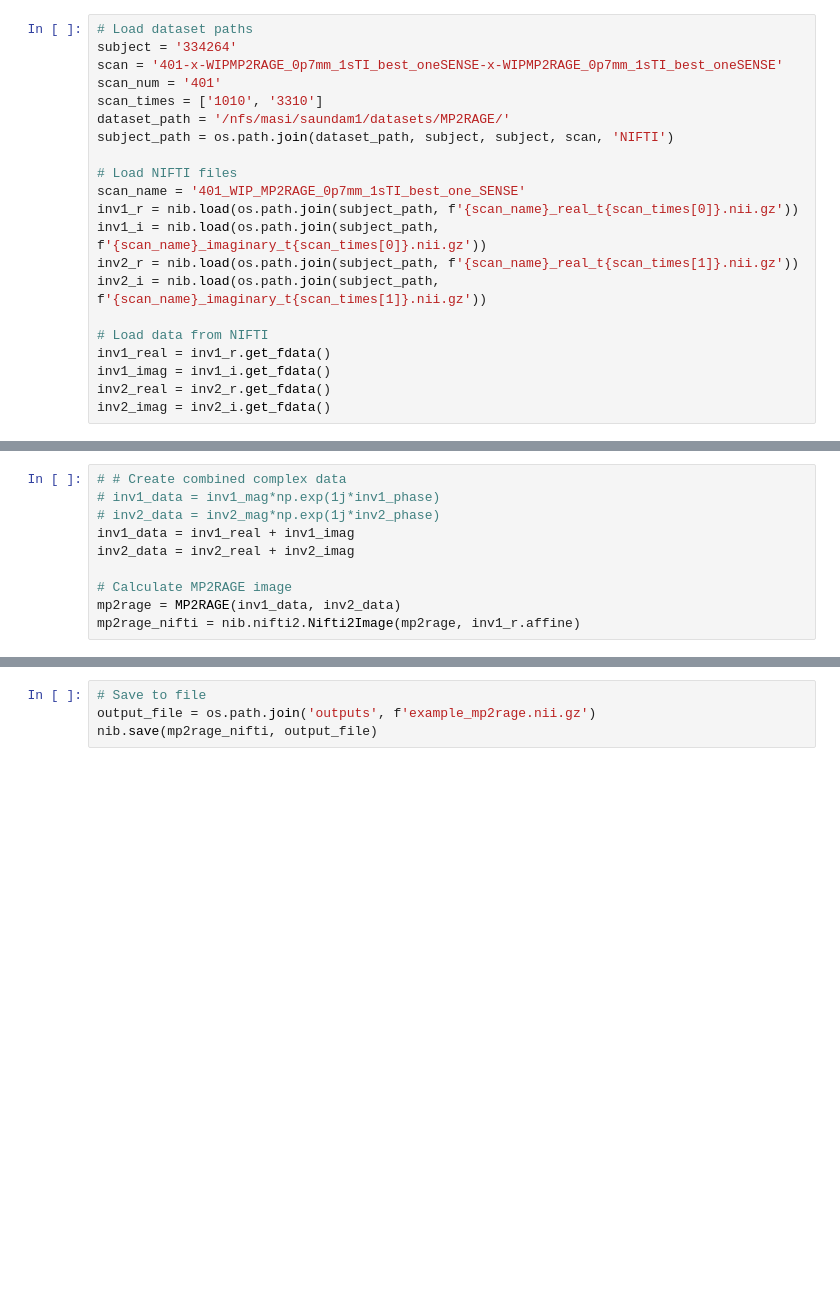
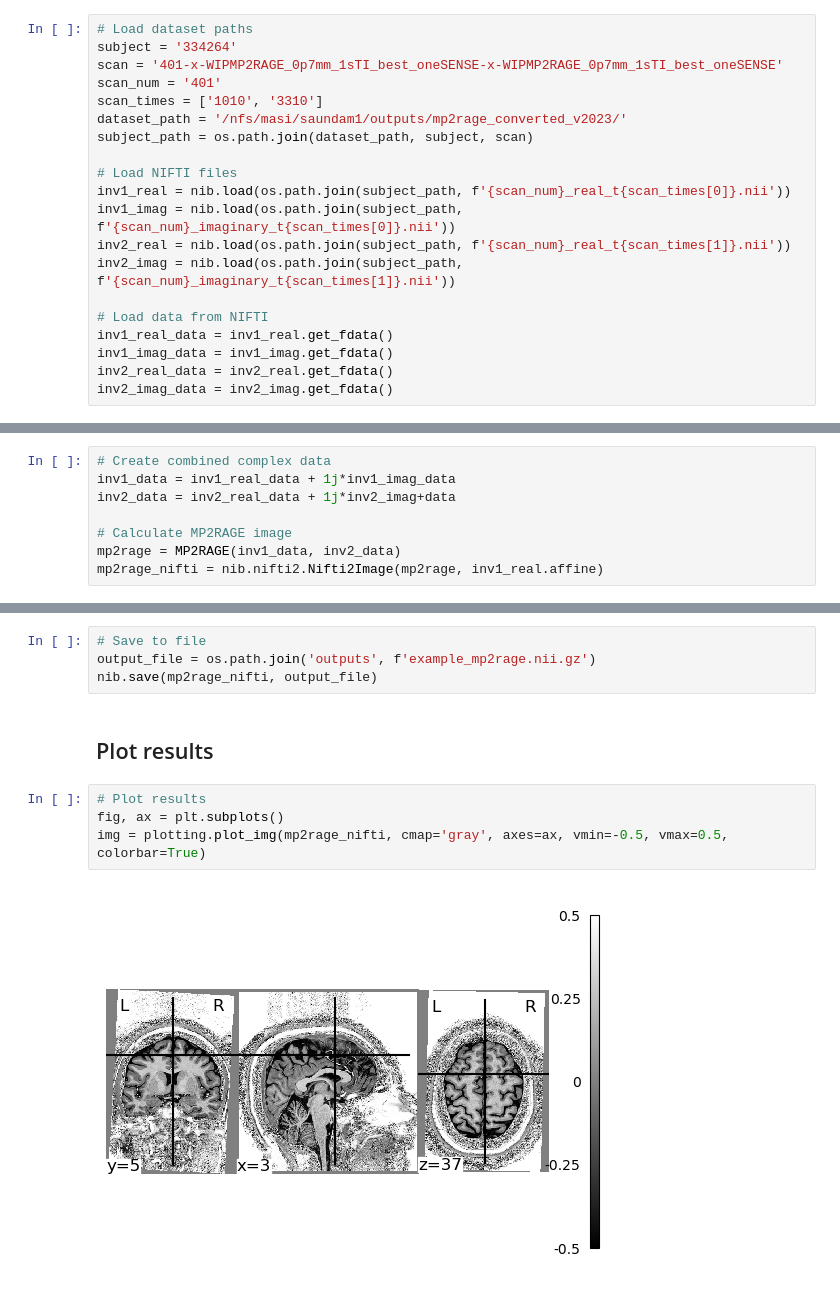
Before and after one commit to MASILab/map_t1_mapping, a Jupyter notebook: create_mp2rage_image.ipynb, the cells around one changed output, grey strips where cells are left out. Drawn from its saved outputs; the diff is of its cells as text; blank space fills up the shorter version.

Commit message:
Fixed T1w image creation

```diff
--- a/create_mp2rage_image.ipynb
+++ b/create_mp2rage_image.ipynb
@@ -16,30 +16,27 @@ subject = '334264'
 scan = '401-x-WIPMP2RAGE_0p7mm_1sTI_best_oneSENSE-x-WIPMP2RAGE_0p7mm_1sTI_best_oneSENSE'
 scan_num = '401'
 scan_times = ['1010', '3310']
-dataset_path = '/nfs/masi/saundam1/datasets/MP2RAGE/'
-subject_path = os.path.join(dataset_path, subject, subject, scan, 'NIFTI')
+dataset_path = '/nfs/masi/saundam1/outputs/mp2rage_converted_v2023/'
+subject_path = os.path.join(dataset_path, subject, scan)
 
 # Load NIFTI files
-scan_name = '401_WIP_MP2RAGE_0p7mm_1sTI_best_one_SENSE'
-inv1_r = nib.load(os.path.join(subject_path, f'{scan_name}_real_t{scan_times[0]}.nii.gz'))
-inv1_i = nib.load(os.path.join(subject_path, f'{scan_name}_imaginary_t{scan_times[0]}.nii.gz'))
-inv2_r = nib.load(os.path.join(subject_path, f'{scan_name}_real_t{scan_times[1]}.nii.gz'))
-inv2_i = nib.load(os.path.join(subject_path, f'{scan_name}_imaginary_t{scan_times[1]}.nii.gz'))
+inv1_real = nib.load(os.path.join(subject_path, f'{scan_num}_real_t{scan_times[0]}.nii'))
+inv1_imag = nib.load(os.path.join(subject_path, f'{scan_num}_imaginary_t{scan_times[0]}.nii'))
+inv2_real = nib.load(os.path.join(subject_path, f'{scan_num}_real_t{scan_times[1]}.nii'))
+inv2_imag = nib.load(os.path.join(subject_path, f'{scan_num}_imaginary_t{scan_times[1]}.nii'))
 
 # Load data from NIFTI
-inv1_real = inv1_r.get_fdata()
-inv1_imag = inv1_i.get_fdata()
-inv2_real = inv2_r.get_fdata()
-inv2_imag = inv2_i.get_fdata()
+inv1_real_data = inv1_real.get_fdata()
+inv1_imag_data = inv1_imag.get_fdata()
+inv2_real_data = inv2_real.get_fdata()
+inv2_imag_data = inv2_imag.get_fdata()
 # %% [markdown]
 ## Calculate MP2RAGE image
 # %%
-# # Create combined complex data
-# inv1_data = inv1_mag*np.exp(1j*inv1_phase)
-# inv2_data = inv2_mag*np.exp(1j*inv2_phase)
-inv1_data = inv1_real + inv1_imag
-inv2_data = inv2_real + inv2_imag
+# Create combined complex data
+inv1_data = inv1_real_data + 1j*inv1_imag_data
+inv2_data = inv2_real_data + 1j*inv2_imag+data
 
 # Calculate MP2RAGE image
 mp2rage = MP2RAGE(inv1_data, inv2_data)
-mp2rage_nifti = nib.nifti2.Nifti2Image(mp2rage, inv1_r.affine)
+mp2rage_nifti = nib.nifti2.Nifti2Image(mp2rage, inv1_real.affine)
@@ -49,3 +64,11 @@ mp2rage_nifti = nib.nifti2.Nifti2Image(mp2rage, inv1_r.affine)
 # Save to file
 output_file = os.path.join('outputs', f'example_mp2rage.nii.gz')
 nib.save(mp2rage_nifti, output_file)
+# %% [markdown]
+## Plot results
+# %%
+# Plot results
+fig, ax = plt.subplots()
+img = plotting.plot_img(mp2rage_nifti, cmap='gray', axes=ax, vmin=-0.5, vmax=0.5, colorbar=True)
+# %% [output]
+[figure, added]
```
Also changed, not shown: parts of 1 cell of this notebook, 2 other files.
